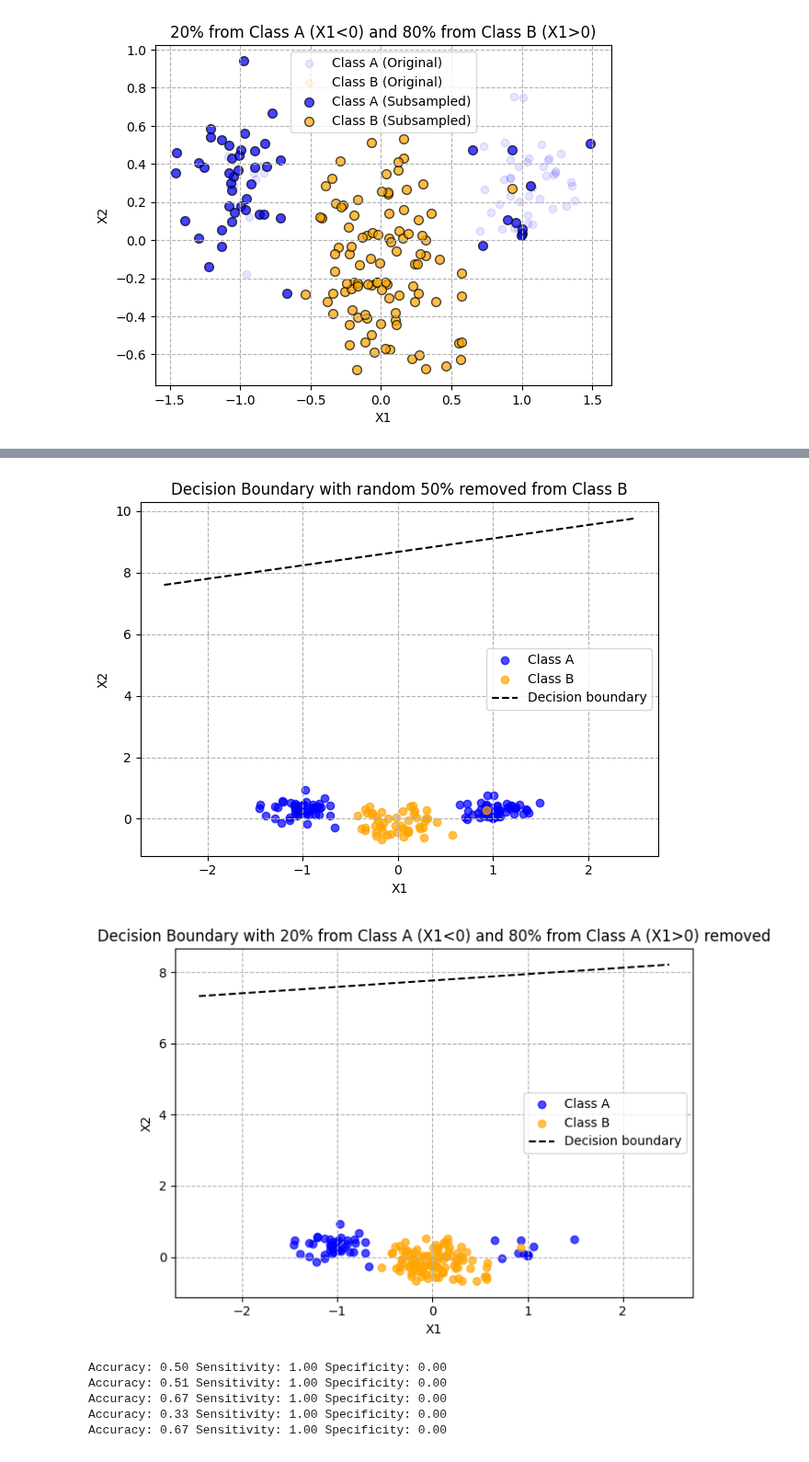
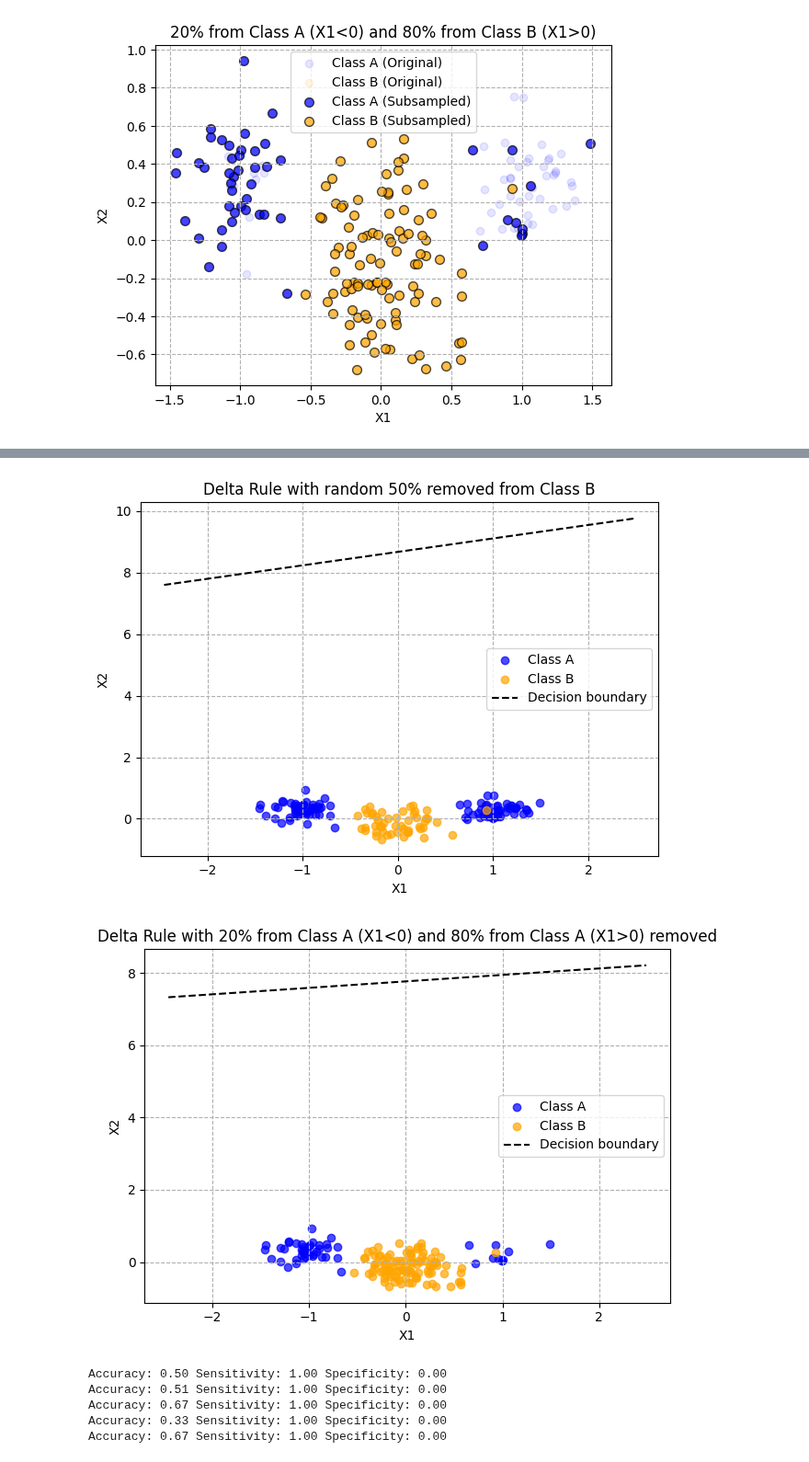
Before and after one commit to nathanansel28/DD2437, a Jupyter notebook: lab1a/task3.ipynb, the cells around one changed output, grey strips where cells are left out. Shown at 92% size. Drawn from its saved outputs; the diff is of its cells as text; code cells hidden in the pictures.

Commit message:
lab1a - Tidy up graph for 3.1.3.

```diff
--- a/lab1a/task3.ipynb
+++ b/lab1a/task3.ipynb
@@ -83,25 +83,25 @@ from tools import evaluate_model
 delta_rule = DeltaRuleClassifier()
 delta_rule.fit(data, labels, learn_rate=0.001, epochs=50, batch=True)
 delta_metrics_full = evaluate_model(delta_rule, data, labels)
-plot_decision_boundary(delta_rule.weights, data, labels, "Decision Boundary without subsampling/removal")
+plot_decision_boundary(delta_rule.weights, data, labels, "Delta Rule without subsampling/removal")
 
 delta_rule = DeltaRuleClassifier()
 delta_rule.fit(data_1, labels_1, learn_rate=0.001, epochs=50, batch=True)
 delta_metrics_1 = evaluate_model(delta_rule, data_1, labels_1)
-plot_decision_boundary(delta_rule.weights, data_1, labels_1, "Decision Boundary with random 25% removed from each class")
+plot_decision_boundary(delta_rule.weights, data_1, labels_1, "Delta Rule with random 25% removed from each class")
 
 delta_rule = DeltaRuleClassifier()
 delta_rule.fit(data_2, labels_2, learn_rate=0.001, epochs=50, batch=True)
 delta_metrics_2 = evaluate_model(delta_rule, data_2, labels_2)
-plot_decision_boundary(delta_rule.weights, data_2, labels_2, "Decision Boundary with random 50% removed from Class A")
+plot_decision_boundary(delta_rule.weights, data_2, labels_2, "Delta Rule with random 50% removed from Class A")
 
 delta_rule = DeltaRuleClassifier()
 delta_rule.fit(data_3, labels_3, learn_rate=0.001, epochs=50, batch=True)
 delta_metrics_3 = evaluate_model(delta_rule, data_3, labels_3)
-plot_decision_boundary(delta_rule.weights, data_3, labels_3, "Decision Boundary with random 50% removed from Class B")
+plot_decision_boundary(delta_rule.weights, data_3, labels_3, "Delta Rule with random 50% removed from Class B")
 
 delta_rule = DeltaRuleClassifier()
 delta_rule.fit(data_4, labels_4, learn_rate=0.001, epochs=50, batch=True)
 delta_metrics_4 = evaluate_model(delta_rule, data_4, labels_4)
-plot_decision_boundary(delta_rule.weights, data_4, labels_4, "Decision Boundary with 20% from Class A (X1<0) and 80% from Class A (X1>0) removed")
+plot_decision_boundary(delta_rule.weights, data_4, labels_4, "Delta Rule with 20% from Class A (X1<0) and 80% from Class A (X1>0) removed")
 # %% [output]
@@ -111,5 +111,5 @@ plot_decision_boundary(delta_rule.weights, data_4, labels_4, "Decision Boundary
-[figure, old version]
+[figure, new version]
-[figure, old version]
+[figure, new version]
 # %%
 delta_metrics = [
     delta_metrics_full, delta_metrics_1, delta_metrics_2, delta_metrics_3, delta_metrics_4
```
Also changed, not shown: parts of 3 cells of this notebook.
